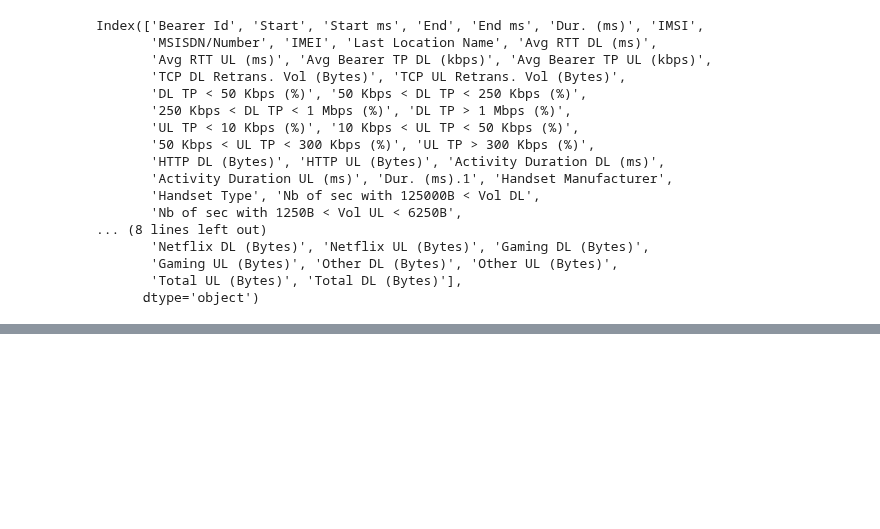
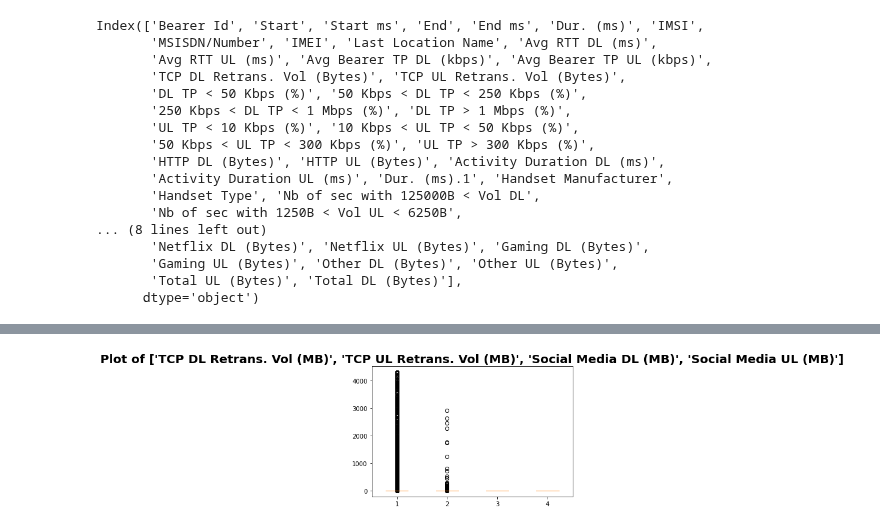
Before and after one commit to benbel376/telecom_users_analytics, a Jupyter notebook: notebooks/data_preparation.ipynb, the cells around one changed output, grey strips where cells are left out. Drawn from its saved outputs; the diff is of its cells as text; code cells hidden in the pictures; blank space fills up the shorter version.

```diff
--- a/notebooks/data_preparation.ipynb
+++ b/notebooks/data_preparation.ipynb
@@ -103,0 +156,6 @@ sumar.summ_columns(cleaned_df_p)
+# %%
+outlier_checklist2 = ['TCP DL Retrans. Vol (MB)', 'TCP UL Retrans. Vol (MB)', 'Social Media DL (MB)',
+       'Social Media UL (MB)']
+sumar.plot_box(cleaned_df_p4, outlier_checklist2)
+# %% [output]
+[figure, added]
```
Also changed, not shown: parts of 11 cells of this notebook, 1 other file.
